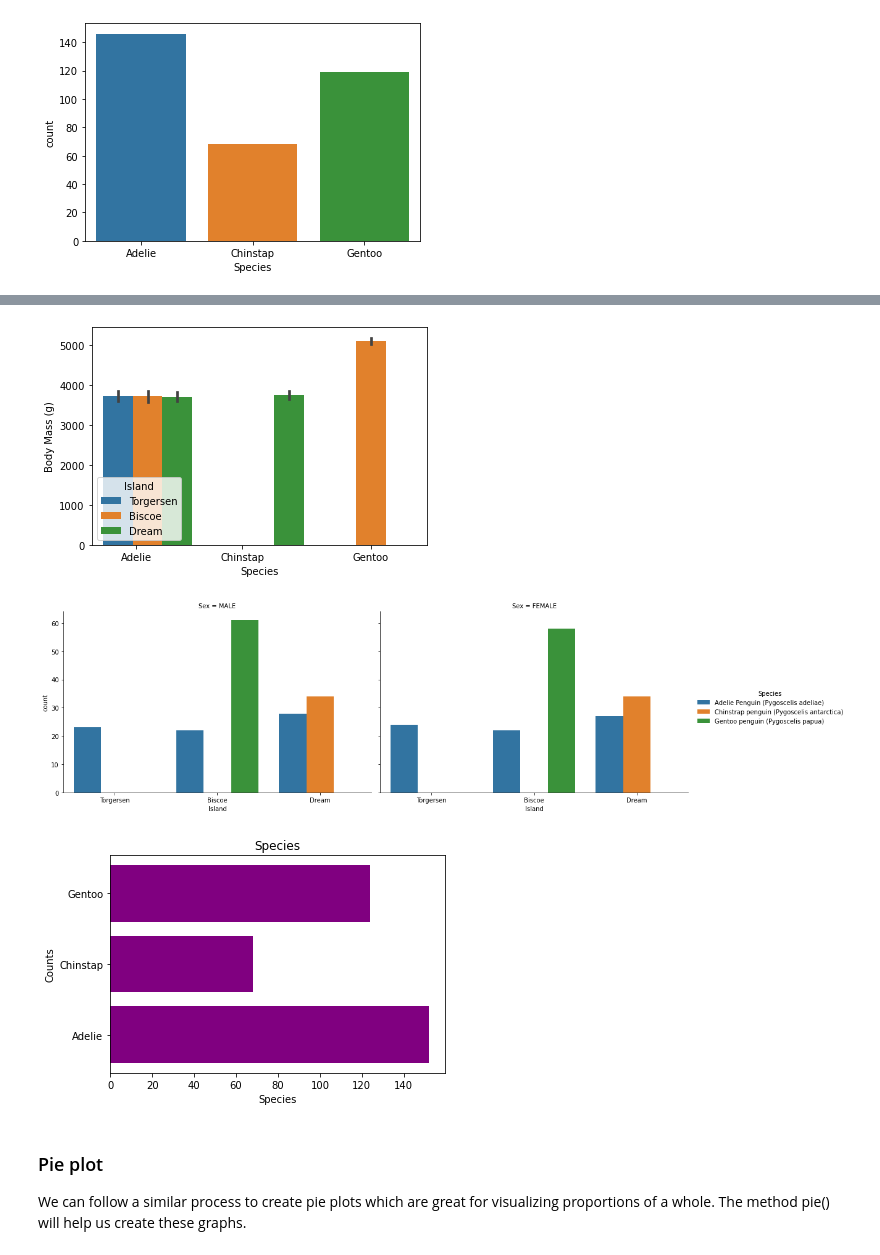
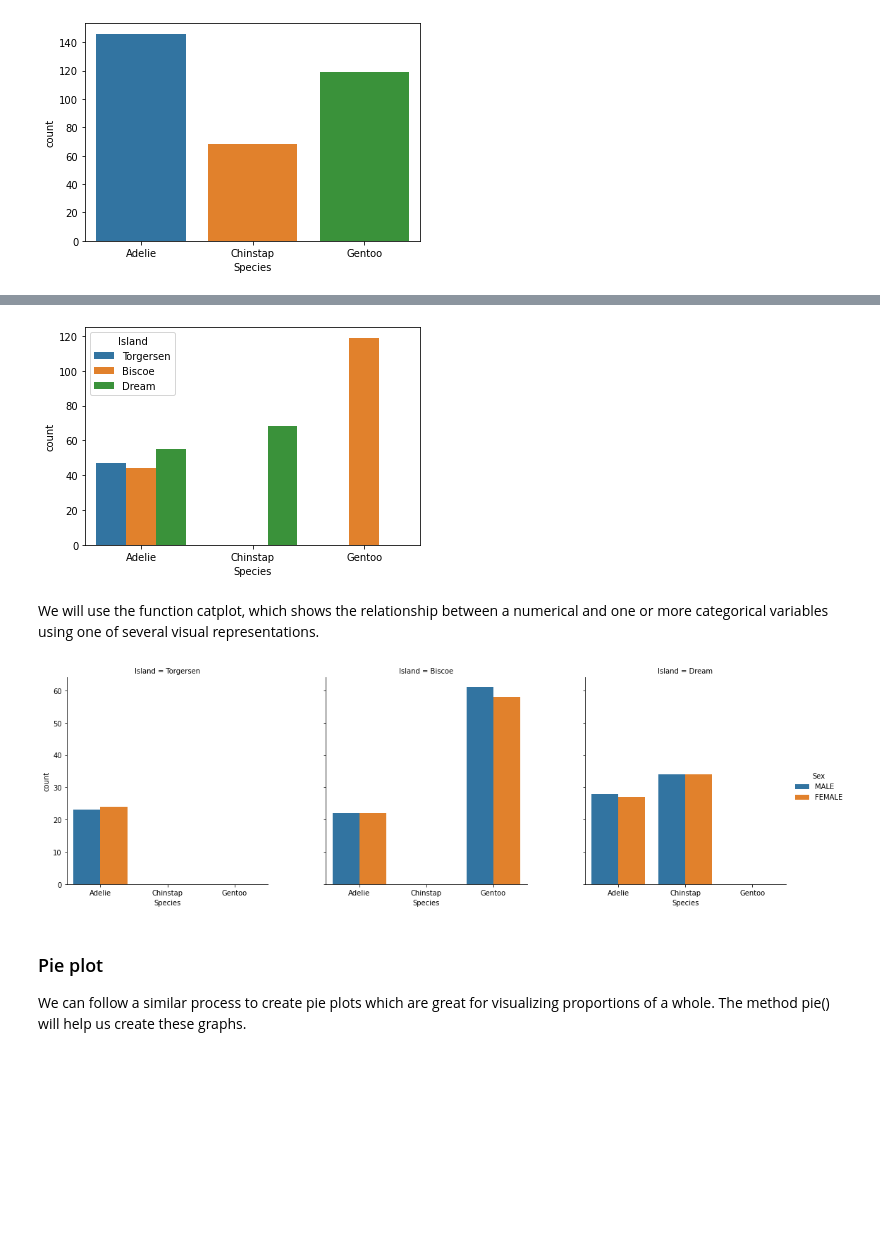
Before and after one commit to vnguyen24/SURF2022, a Jupyter notebook: Session2/Teaching2.ipynb, the cells around one changed output, grey strips where cells are left out. Cells and saved outputs as stored; diff of their text form; code cells hidden in the pictures; blank space fills up the shorter version.

```diff
--- a/Session2/Teaching2.ipynb
+++ b/Session2/Teaching2.ipynb
@@ -331,6 +373,6 @@ plt.show()
 # %%
-sns.barplot(data = penguins, x = "Species", y = "Body Mass (g)", hue = "Island")
-plt.xticks([-0.1,0.85,2],["Adelie", "Chinstap", "Gentoo"])
+sns.countplot(data = penguins, x = "Species", hue = "Island")
+plt.xticks([0,1,2],["Adelie", "Chinstap", "Gentoo"])
 plt.show()
 # %% [output]
-[figure, old version]
+[figure, new version]
@@ -338,0 +381,2 @@ sns.countplot?
+# %% [markdown]
+We will use the function catplot, which shows the relationship between a numerical and one or more categorical variables using one of several visual representations.
@@ -339,29 +390,9 @@ sns.countplot?
 # %%
-g = sns.catplot(data = penguins, x = "Island", hue = "Species", col = "Sex", kind = "count", aspect = 1.5)
+sns.catplot(data = penguins, x = "Species", hue = "Sex", col = "Island", kind = "count")
+plt.xticks([0,1,2],["Adelie", "Chinstap", "Gentoo"])
+plt.show()
 # %% [output]
-[figure, old version]
+[figure, new version]
-# %%
-# Add libraries
-import matplotlib.pyplot as plt
-
-# Plot the data
-# The bar function requires at least an x value and a y value
-plt.barh(species_counts["Species"],
-        species_counts["Count"],
-        color = 'purple',
-        tick_label = ["Adelie", "Chinstap", "Gentoo"])
-
-# Add axis labels
-plt.xlabel("Species")
-plt.ylabel("Counts")
-
-# Add a title
-plt.title("Species")
-
-# Display the plot
-plt.show()
-# %% [output]
-[figure, removed]
 # %% [markdown]
 ### Pie plot
 
```
Also changed, not shown: parts of 21 cells of this notebook.
